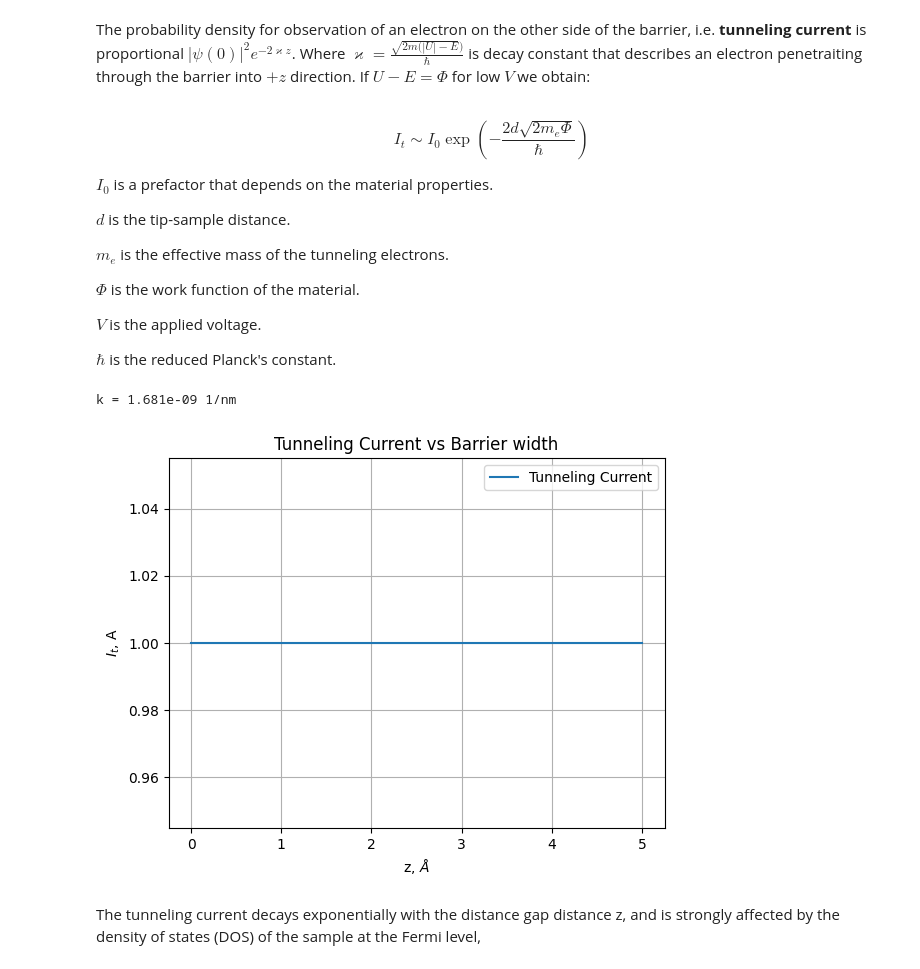
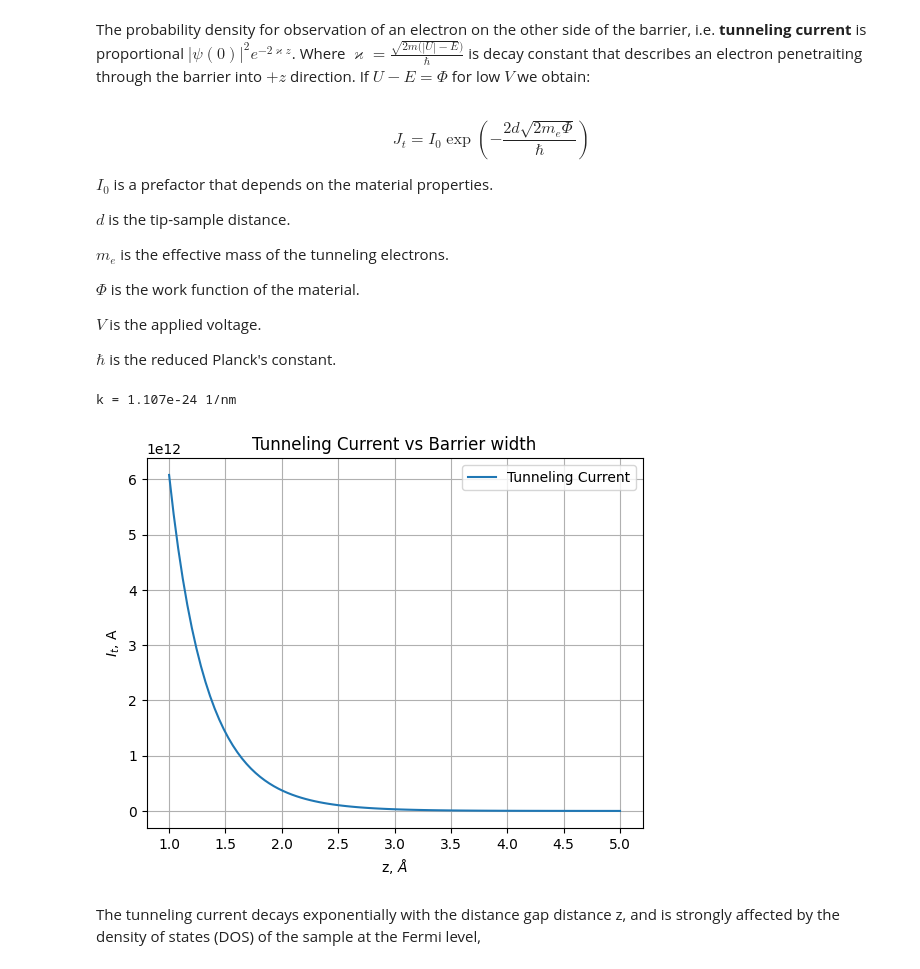
Before and after one commit to MariyaSV78/notebook_STM, a Jupyter notebook: STM/STM.ipynb, the cells around one changed output. Saved outputs shown, nothing was run; the diff lists cells and outputs as text; code cells hidden in the pictures.

```diff
--- a/STM/STM.ipynb
+++ b/STM/STM.ipynb
@@ -601,7 +685,7 @@ From this basic model, some important features of a more realistic metal-vacuum-
 The probability density for observation of an electron on the other side of the barrier, i.e. **tunneling current** is proportional $ |\psi(0)|^2e^{-2\varkappa z} $.
 Where $\varkappa = \frac{\sqrt{2m(|U| - E})}{\hbar}$ is decay constant that describes an electron penetraiting through the barrier into $+z$ direction. If $U - E = \Phi$ for low $V$ we obtain:
 # %% [markdown]
-$$ I_{t} \sim I_0 \exp\left(-\frac{2d  \sqrt{2m_e\Phi}}{\hbar}\right) $$
+$$ J_{t} = I_0 \exp\left(-\frac{2d  \sqrt{2m_e\Phi}}{\hbar}\right) $$
 
 $I_0$  is a prefactor that depends on the material properties.
 
@@ -619,33 +703,33 @@ $\hbar$  is the reduced Planck's constant.
 # %%
 """
     Dependence of the tunnel current on the barrier width.
 
     In this section we also calculate the value of the wave vector for studing system. This value will be used in previous blocks.
 
 """
 e = 1.6e-19
-I0 = 1.0   # Adjust as needed
+I0 = 4965.2   # Adjust as needed
 phi = 4.5 *e  # Work function eV
 V = 0.3 * e # Applied voltage in eV
 
-k = (np.sqrt(2 * m * (phi - V))/hbar) # is the wave vector in 1/A, if V is low.
+A = (np.sqrt(2 * m * (phi - V))/hbar) # is the wave vector in 1/A, if V is low.
 print(f"k = {k:.4} 1/nm")
 
 # Calculate the varying tip-sample separation (distance) from the surface profile
-z = np.linspace(0, 5e-10, 100)
-tunneling_current = I0 * np.exp(-2 * k * z) # redused Planck constant in 6.5821e-16 eV*s or 1.054e-34 J*s
+z = np.linspace(1e-10, 5e-10, 100)
+tunneling_current = I0 / z * np.exp(-2 * A * z) # redused Planck constant in 6.5821e-16 eV*s or 1.054e-34 J*s
 
 # Plot the results
 plt.plot(z*1e10, tunneling_current,label='Tunneling Current')
 plt.xlabel('z, $\AA$')
 plt.ylabel('$I_{t}$, A')
 plt.title('Tunneling Current vs Barrier width')
 plt.legend()
 plt.grid(True)
 plt.show()
 # %% [output]
-k = 1.681e-09 1/nm
+k = 1.107e-24 1/nm
-[figure, old version]
+[figure, new version]
 # %% [markdown]
 The tunneling current decays exponentially with the distance gap distance z, and
 is strongly affected by the density of states (DOS) of the sample at the Fermi level,
```
Also changed, not shown: parts of 24 cells of this notebook.
